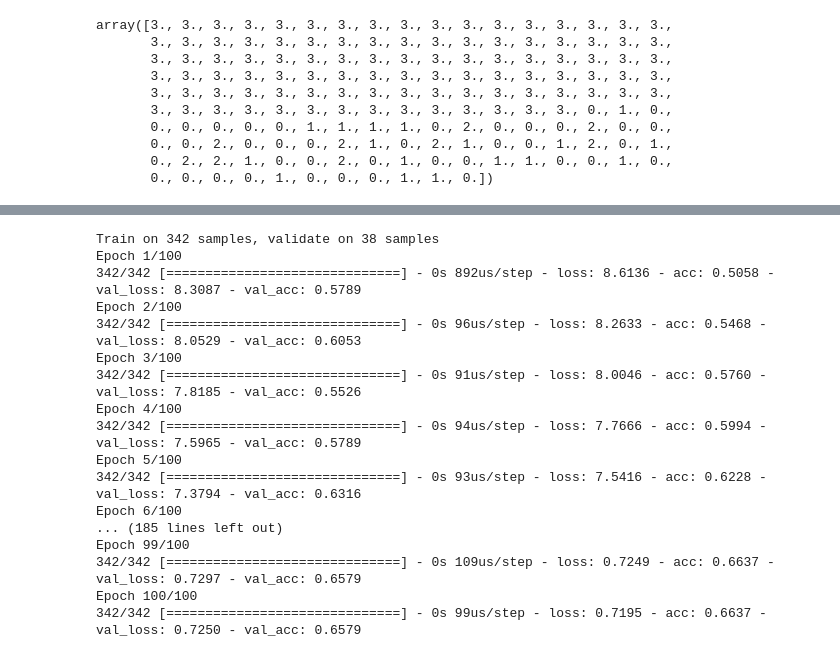
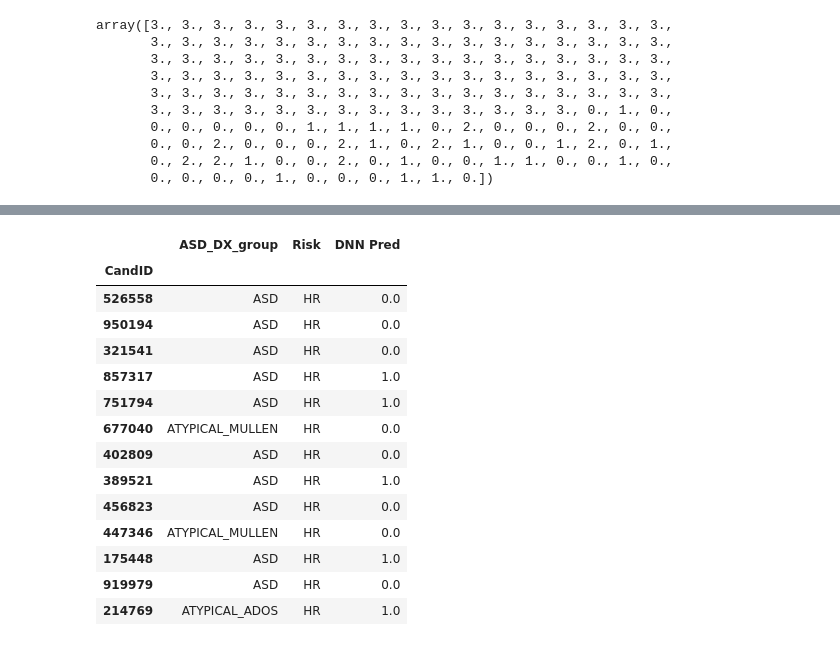
Before and after one commit to ahsanMah/interpretDL, a Jupyter notebook: ASD/HR+vsLR.ipynb, the cells around one changed output, grey strips where cells are left out. Saved outputs shown, nothing was run; the diff lists cells and outputs as text; code cells hidden in the pictures.

```diff
--- a/ASD/HR+vsLR.ipynb
+++ b/ASD/HR+vsLR.ipynb
@@ -287,25 +263,27 @@ y_pred = dnn.predict(X_valid)
+# %%
+val_samples = analysis_labels.loc[test_labels.index]
+val_samples["DNN Pred"] = y_pred
+val_samples[val_samples["Risk"]=="HR"]
+# %% [output]
+|  | ASD_DX_group | Risk | DNN Pred |
+| CandID |  |  |  |
+| 526558 | ASD | HR | 0.0 |
+| 950194 | ASD | HR | 0.0 |
+| 321541 | ASD | HR | 0.0 |
+| 857317 | ASD | HR | 1.0 |
+| 751794 | ASD | HR | 1.0 |
+| 677040 | ATYPICAL_MULLEN | HR | 0.0 |
+| 402809 | ASD | HR | 0.0 |
+| 389521 | ASD | HR | 1.0 |
+| 456823 | ASD | HR | 0.0 |
+| 447346 | ATYPICAL_MULLEN | HR | 0.0 |
+| 175448 | ASD | HR | 1.0 |
+| 919979 | ASD | HR | 0.0 |
+| 214769 | ATYPICAL_ADOS | HR | 1.0 |
 # %%
-dnn = build_dnn(num_features=data.shape[1], num_labels=1, activation="elu")
-history = dnn.fit(X_train, y_train, validation_data=(X_valid,y_valid), class_weight=class_weight,
-                  epochs=100, batch_size=10, verbose=1)
+dnn = build_dnn(num_features=data.shape[1], num_labels=1, activation="elu", output_activation="sigmoid")
+history = dnn.fit(X_train, y_train, validation_data=(X_valid,y_valid),class_weight=class_weight,
+                  epochs=250, batch_size=20, verbose=0)
-# %% [output]
-Train on 342 samples, validate on 38 samples
-Epoch 1/100
-342/342 [==============================] - 0s 892us/step - loss: 8.6136 - acc: 0.5058 - val_loss: 8.3087 - val_acc: 0.5789
-Epoch 2/100
-342/342 [==============================] - 0s 96us/step - loss: 8.2633 - acc: 0.5468 - val_loss: 8.0529 - val_acc: 0.6053
-Epoch 3/100
-342/342 [==============================] - 0s 91us/step - loss: 8.0046 - acc: 0.5760 - val_loss: 7.8185 - val_acc: 0.5526
-Epoch 4/100
-342/342 [==============================] - 0s 94us/step - loss: 7.7666 - acc: 0.5994 - val_loss: 7.5965 - val_acc: 0.5789
-Epoch 5/100
-342/342 [==============================] - 0s 93us/step - loss: 7.5416 - acc: 0.6228 - val_loss: 7.3794 - val_acc: 0.6316
-Epoch 6/100
-... (185 lines left out)
-Epoch 99/100
-342/342 [==============================] - 0s 109us/step - loss: 0.7249 - acc: 0.6637 - val_loss: 0.7297 - val_acc: 0.6579
-Epoch 100/100
-342/342 [==============================] - 0s 99us/step - loss: 0.7195 - acc: 0.6637 - val_loss: 0.7250 - val_acc: 0.6579
 # %%
 plot_history(history)
 print("Loss:{:0.3f}, Acc:{:.4f}".format(*dnn.evaluate(X_valid,y_valid)))
```
Also changed, not shown: parts of 14 cells of this notebook.
